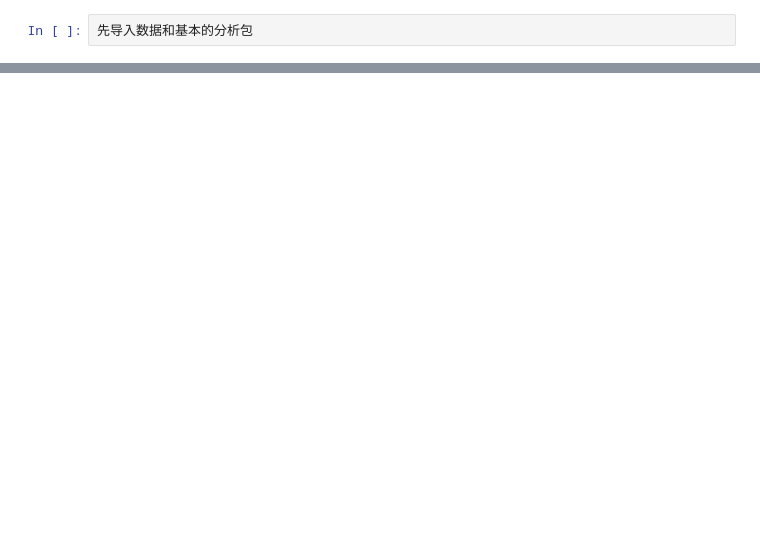
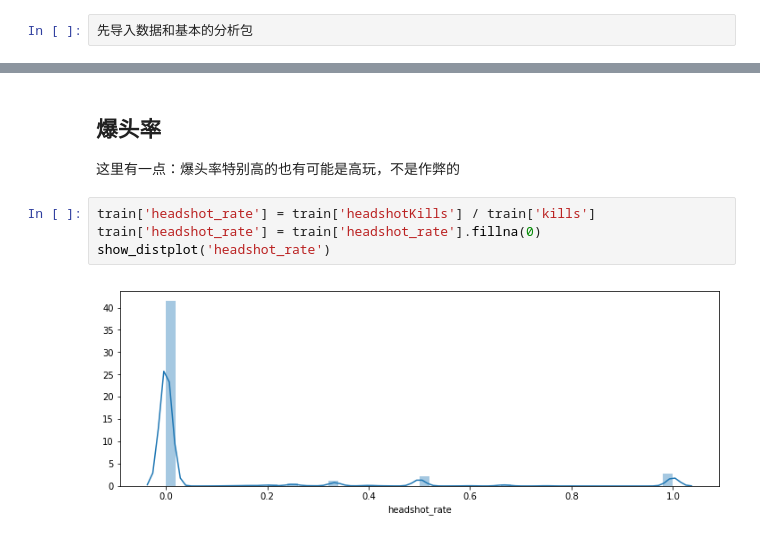
Before and after one commit to haowang666/PUBG-Hacking, a Jupyter notebook: PUBG-Hacking.ipynb, the cells around one changed output, grey strips where cells are left out. Cells and saved outputs as stored; diff of their text form; blank space fills up the shorter version.

```diff
--- a/PUBG-Hacking.ipynb
+++ b/PUBG-Hacking.ipynb
@@ -72,0 +124,10 @@ AttributeError: module 'pandas' has no attribute 'compat'
+# %% [markdown]
+## 爆头率
+
+这里有一点：爆头率特别高的也有可能是高玩，不是作弊的
+# %%
+train['headshot_rate'] = train['headshotKills'] / train['kills']
+train['headshot_rate'] = train['headshot_rate'].fillna(0)
+show_distplot('headshot_rate')
+# %% [output]
+[figure, added]
```
Also changed, not shown: parts of 14 cells of this notebook.
